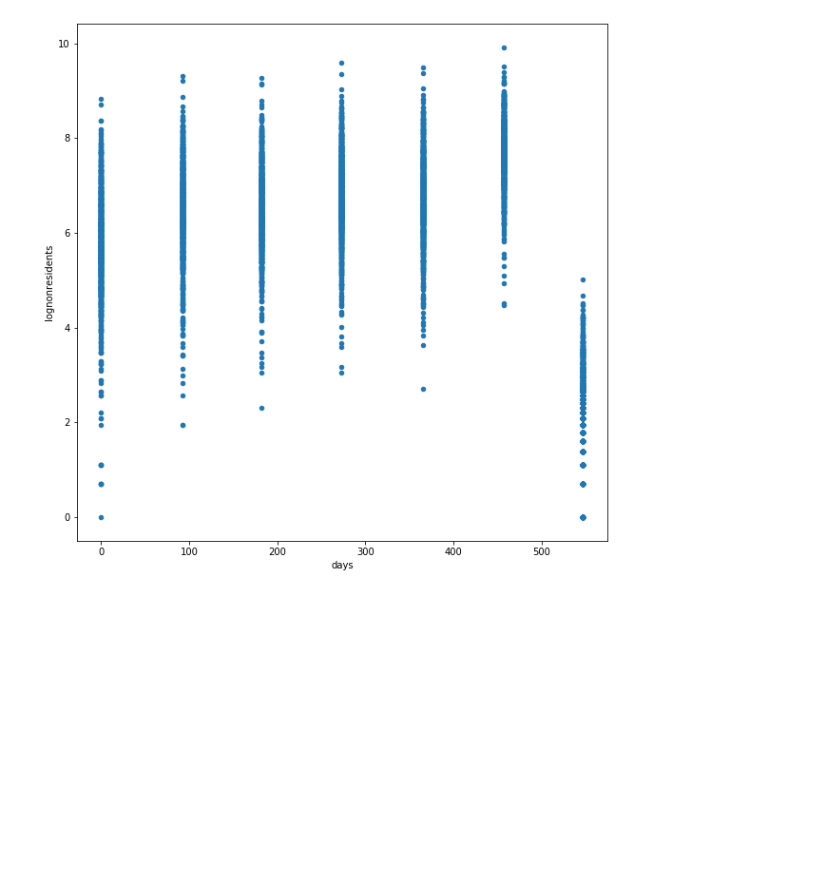
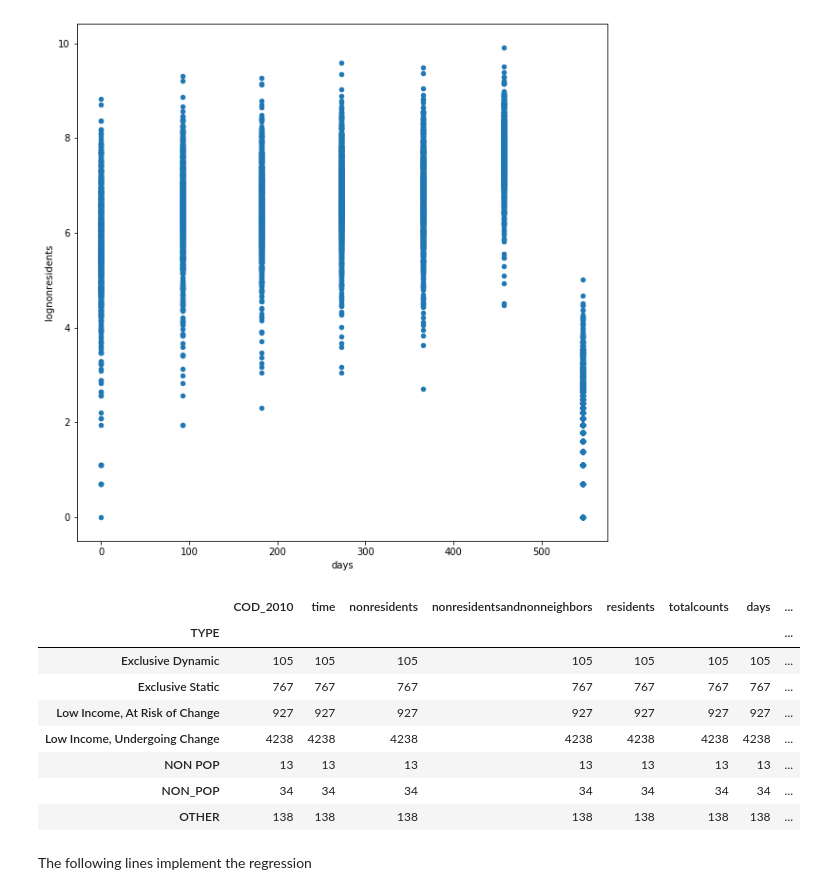
Before and after one commit to rpasquini/twitter_and_displacement, a Jupyter notebook: notebooks/Econometrics by typologies Buenos Aires.ipynb, the cells around one changed output. Drawn from its saved outputs; the diff is of its cells as text; code cells hidden in the pictures; blank space fills up the shorter version.

Commit message:
regression analysis explained

```diff
--- a/notebooks/Econometrics by typologies Buenos Aires.ipynb
+++ b/notebooks/Econometrics by typologies Buenos Aires.ipynb
@@ -145,4 +187,18 @@ df_tract_level.plot.scatter(x='days',y='lognonresidents')
 # %% [output]
 <matplotlib.axes._subplots.AxesSubplot at 0x...>
 [figure]
+# %%
+df_tract_level.groupby('TYPE').count()
+# %% [output]
+|  | COD_2010 | time | nonresidents | nonresidentsandnonneighbors | residents | totalcounts | days | ... |
+| TYPE |  |  |  |  |  |  |  | ... |
+| Exclusive Dynamic | 105 | 105 | 105 | 105 | 105 | 105 | 105 | ... |
+| Exclusive Static | 767 | 767 | 767 | 767 | 767 | 767 | 767 | ... |
+| Low Income, At Risk of Change | 927 | 927 | 927 | 927 | 927 | 927 | 927 | ... |
+| Low Income, Undergoing Change | 4238 | 4238 | 4238 | 4238 | 4238 | 4238 | 4238 | ... |
+| NON POP | 13 | 13 | 13 | 13 | 13 | 13 | 13 | ... |
+| NON_POP | 34 | 34 | 34 | 34 | 34 | 34 | 34 | ... |
+| OTHER | 138 | 138 | 138 | 138 | 138 | 138 | 138 | ... |
+# %% [markdown]
+The following lines implement the regression
 # %%
```
Also changed, not shown: parts of 28 cells of this notebook.
